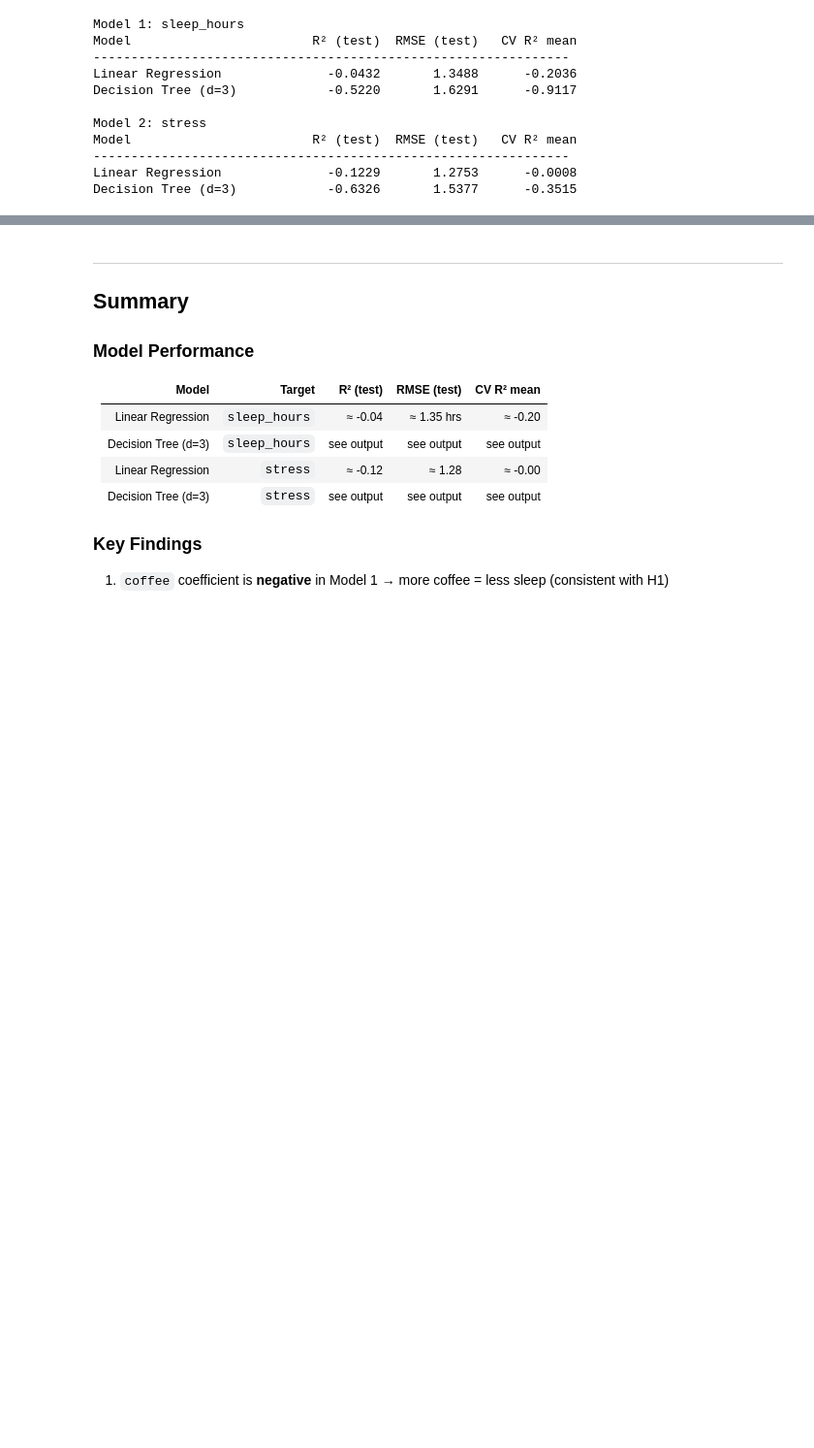
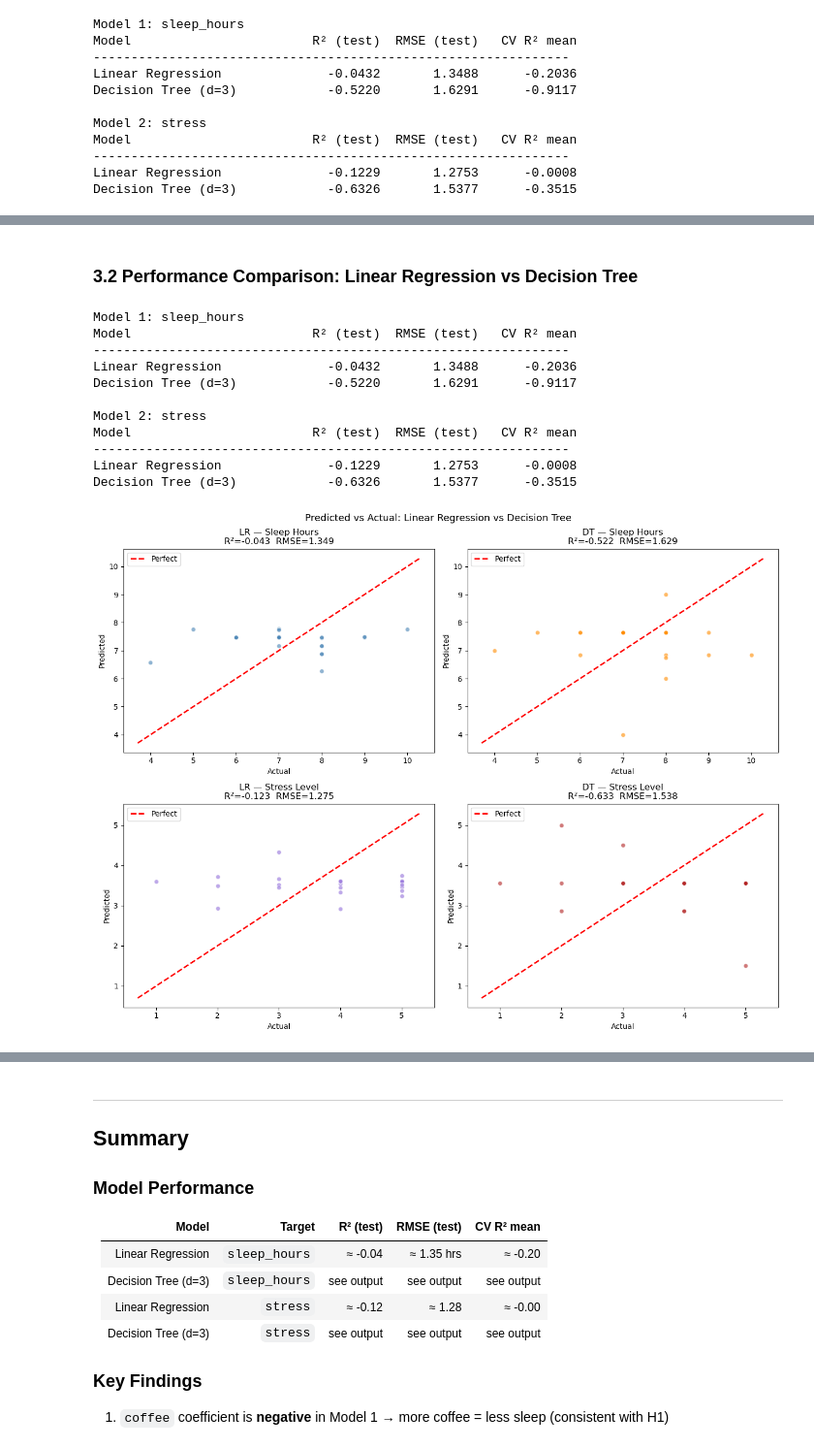
Before and after one commit to Serasb/DSA210-Project, a Jupyter notebook: ML.ipynb, the cells around one changed output, grey strips where cells are left out. Shown at 97% size. Saved outputs shown, nothing was run; the diff lists cells and outputs as text; code cells hidden in the pictures; blank space fills up the shorter version.

```diff
--- a/ML.ipynb
+++ b/ML.ipynb
@@ -497 +492,60 @@ plt.show()
+# %% [markdown]
+### 3.2 Performance Comparison: Linear Regression vs Decision Tree
+# %%
+# Performance table
+print('Model 1: sleep_hours')
+print(f"{'Model':<25} {'R² (test)':>12} {'RMSE (test)':>12} {'CV R² mean':>12}")
+print('-' * 63)
+r2_lr1   = r2_score(y1_test, y1_pred_test)
+rmse_lr1 = np.sqrt(mean_squared_error(y1_test, y1_pred_test))
+print(f"{'Linear Regression':<25} {r2_lr1:>12.4f} {rmse_lr1:>12.4f} {cv1.mean():>12.4f}")
+print(f"{'Decision Tree (d=3)':<25} {r2_dt1:>12.4f} {rmse_dt1:>12.4f} {cv_dt1.mean():>12.4f}")
+print()
+print('Model 2: stress')
+print(f"{'Model':<25} {'R² (test)':>12} {'RMSE (test)':>12} {'CV R² mean':>12}")
+print('-' * 63)
+r2_lr2   = r2_score(y2_test, y2_pred_test)
+rmse_lr2 = np.sqrt(mean_squared_error(y2_test, y2_pred_test))
+print(f"{'Linear Regression':<25} {r2_lr2:>12.4f} {rmse_lr2:>12.4f} {cv2.mean():>12.4f}")
+print(f"{'Decision Tree (d=3)':<25} {r2_dt2:>12.4f} {rmse_dt2:>12.4f} {cv_dt2.mean():>12.4f}")
+print()
+
+# Predicted vs Actual: 2x2
+fig, axes = plt.subplots(2, 2, figsize=(13, 10))
+fig.suptitle('Predicted vs Actual: Linear Regression vs Decision Tree', fontsize=13)
+
+pairs = [
+    (axes[0,0], y1_test, y1_pred_test,  'LR — Sleep Hours',  'steelblue'),
+    (axes[0,1], y1_test, y1_dt_pred,    'DT — Sleep Hours',  'darkorange'),
+    (axes[1,0], y2_test, y2_pred_test,  'LR — Stress Level', 'mediumpurple'),
+    (axes[1,1], y2_test, y2_dt_pred,    'DT — Stress Level', 'firebrick'),
+]
+
+for ax, y_true, y_pred, title, color in pairs:
+    ax.scatter(y_true, y_pred, alpha=0.6, color=color, edgecolors='white')
+    lo = min(y_true.min(), y_pred.min()) - 0.3
+    hi = max(y_true.max(), y_pred.max()) + 0.3
+    ax.plot([lo, hi], [lo, hi], 'r--', linewidth=2, label='Perfect')
+    r2   = r2_score(y_true, y_pred)
+    rmse = np.sqrt(mean_squared_error(y_true, y_pred))
+    ax.set_title(f'{title}\nR²={r2:.3f}  RMSE={rmse:.3f}')
+    ax.set_xlabel('Actual')
+    ax.set_ylabel('Predicted')
+    ax.legend()
+
+plt.tight_layout()
+plt.show()
+# %% [output]
+Model 1: sleep_hours
+Model                        R² (test)  RMSE (test)   CV R² mean
+---------------------------------------------------------------
+Linear Regression              -0.0432       1.3488      -0.2036
+Decision Tree (d=3)            -0.5220       1.6291      -0.9117
+
+Model 2: stress
+Model                        R² (test)  RMSE (test)   CV R² mean
+---------------------------------------------------------------
+Linear Regression              -0.1229       1.2753      -0.0008
+Decision Tree (d=3)            -0.6326       1.5377      -0.3515
+[figure, added]
 # %% [markdown]
```
Also changed, not shown: parts of 3 cells of this notebook.
